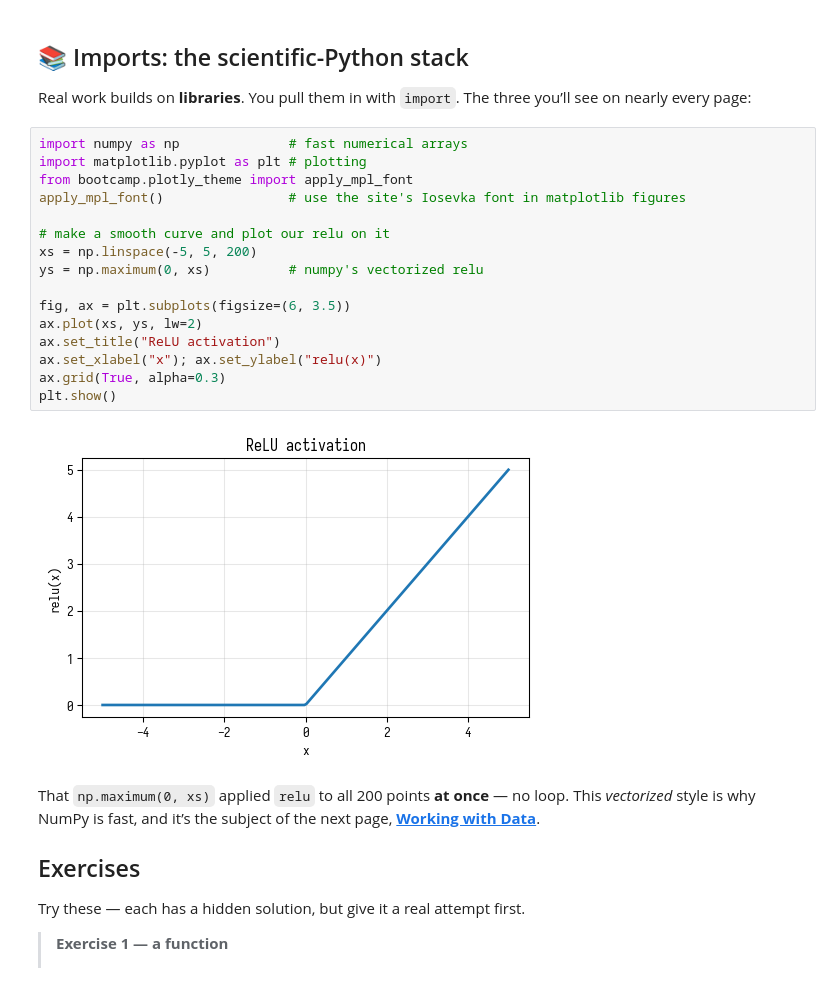
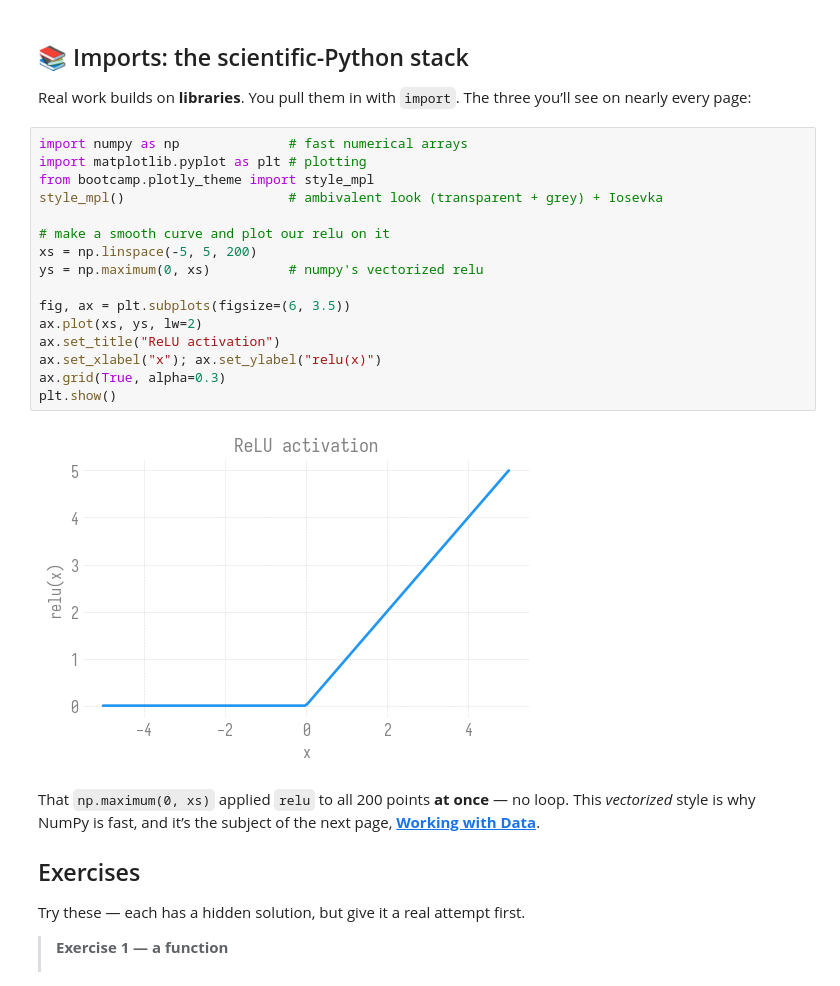
Before and after one commit to saforem2/intro-hpc-bootcamp, a Jupyter notebook: docs/00-intro-AI-HPC/3-python/index.ipynb, the cells around one changed output. Drawn from its saved outputs; the diff is of its cells as text.

```diff
--- a/docs/00-intro-AI-HPC/3-python/index.ipynb
+++ b/docs/00-intro-AI-HPC/3-python/index.ipynb
@@ -168,21 +168,21 @@ three you’ll see on nearly every page:
 # %%
 import numpy as np              # fast numerical arrays
 import matplotlib.pyplot as plt # plotting
-from bootcamp.plotly_theme import apply_mpl_font
-apply_mpl_font()                # use the site's Iosevka font in matplotlib figures
+from bootcamp.plotly_theme import style_mpl
+style_mpl()                     # ambivalent look (transparent + grey) + Iosevka
 
 # make a smooth curve and plot our relu on it
 xs = np.linspace(-5, 5, 200)
 ys = np.maximum(0, xs)          # numpy's vectorized relu
 
 fig, ax = plt.subplots(figsize=(6, 3.5))
 ax.plot(xs, ys, lw=2)
 ax.set_title("ReLU activation")
 ax.set_xlabel("x"); ax.set_ylabel("relu(x)")
 ax.grid(True, alpha=0.3)
 plt.show()
 # %% [output]
-[figure, old version]
+[figure, new version]
 # %% [markdown]
 That `np.maximum(0, xs)` applied `relu` to all 200 points **at once** —
 no loop. This *vectorized* style is why NumPy is fast, and it’s the
```
Also changed, not shown: 26 other files.
